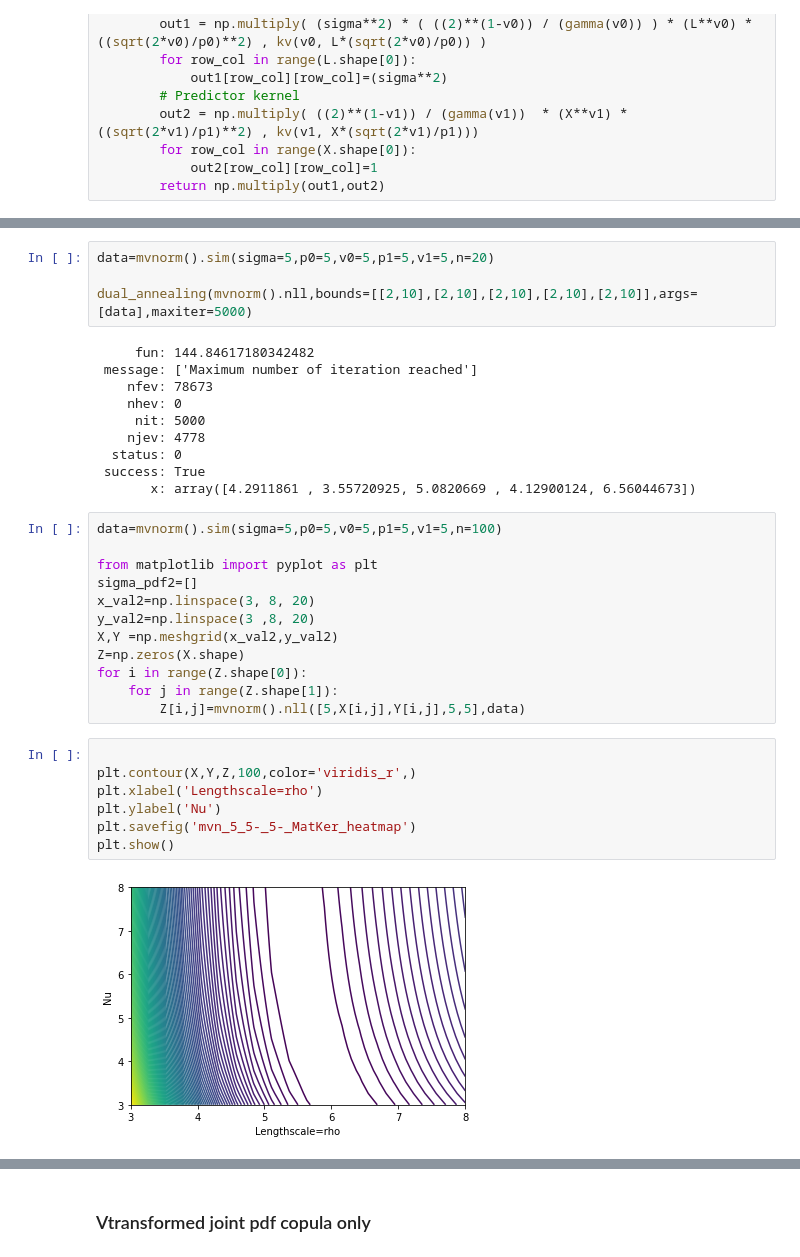
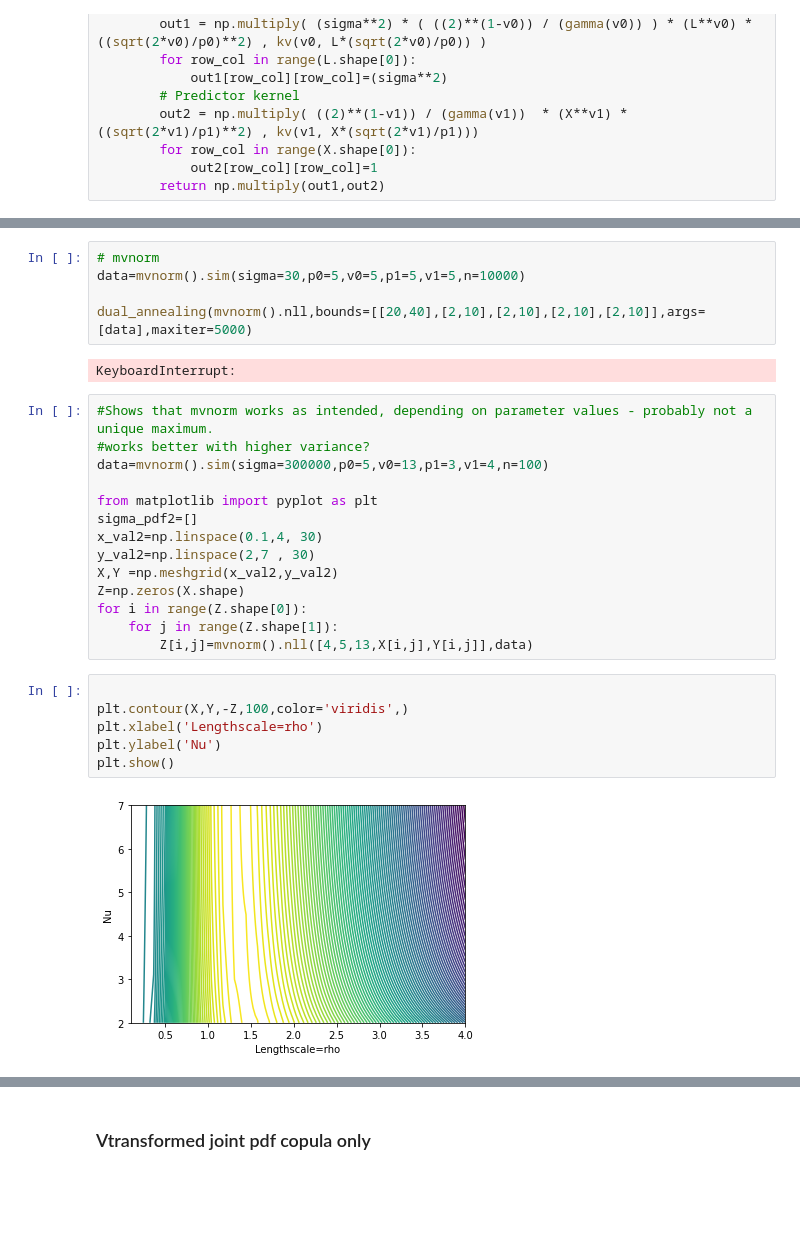
Before and after one commit to Huk-David/SpaDep_VCop, a Jupyter notebook: test.ipynb, the cells around one changed output, grey strips where cells are left out. Cells and saved outputs as stored; diff of their text form; blank space fills up the shorter version.

Commit message:
banana shapes are following the parameters

```diff
--- a/test.ipynb
+++ b/test.ipynb
@@ -170,35 +140,29 @@ ValueError: operands could not be broadcast together with shapes (1,49) (3,)
 # %%
-data=mvnorm().sim(sigma=5,p0=5,v0=5,p1=5,v1=5,n=20)
+# mvnorm
+data=mvnorm().sim(sigma=30,p0=5,v0=5,p1=5,v1=5,n=10000)
 
-dual_annealing(mvnorm().nll,bounds=[[2,10],[2,10],[2,10],[2,10],[2,10]],args=[data],maxiter=5000)
+dual_annealing(mvnorm().nll,bounds=[[20,40],[2,10],[2,10],[2,10],[2,10]],args=[data],maxiter=5000)
 # %% [output]
-     fun: 144.84617180342482
- message: ['Maximum number of iteration reached']
-    nfev: 78673
-    nhev: 0
-     nit: 5000
-    njev: 4778
-  status: 0
- success: True
-       x: array([4.2911861 , 3.55720925, 5.0820669 , 4.12900124, 6.56044673])
+KeyboardInterrupt:
 # %%
-data=mvnorm().sim(sigma=5,p0=5,v0=5,p1=5,v1=5,n=100)
+#Shows that mvnorm works as intended, depending on parameter values - probably not a unique maximum.
+#works better with higher variance?
+data=mvnorm().sim(sigma=300000,p0=5,v0=13,p1=3,v1=4,n=100)
 
 from matplotlib import pyplot as plt
 sigma_pdf2=[]
-x_val2=np.linspace(3, 8, 20)
-y_val2=np.linspace(3 ,8, 20)
+x_val2=np.linspace(0.1,4, 30)
+y_val2=np.linspace(2,7 , 30)
 X,Y =np.meshgrid(x_val2,y_val2)
 Z=np.zeros(X.shape)
 for i in range(Z.shape[0]):
     for j in range(Z.shape[1]):
-        Z[i,j]=mvnorm().nll([5,X[i,j],Y[i,j],5,5],data)
+        Z[i,j]=mvnorm().nll([4,5,13,X[i,j],Y[i,j]],data)
 # %%
 
-plt.contour(X,Y,Z,100,color='viridis_r',)
+plt.contour(X,Y,-Z,100,color='viridis',)
 plt.xlabel('Lengthscale=rho')
 plt.ylabel('Nu')
-plt.savefig('mvn_5_5-_5-_MatKer_heatmap')
 plt.show()
 # %% [output]
-[figure, old version]
+[figure, new version]
```
Also changed, not shown: parts of 4 cells of this notebook, 1 other file.
